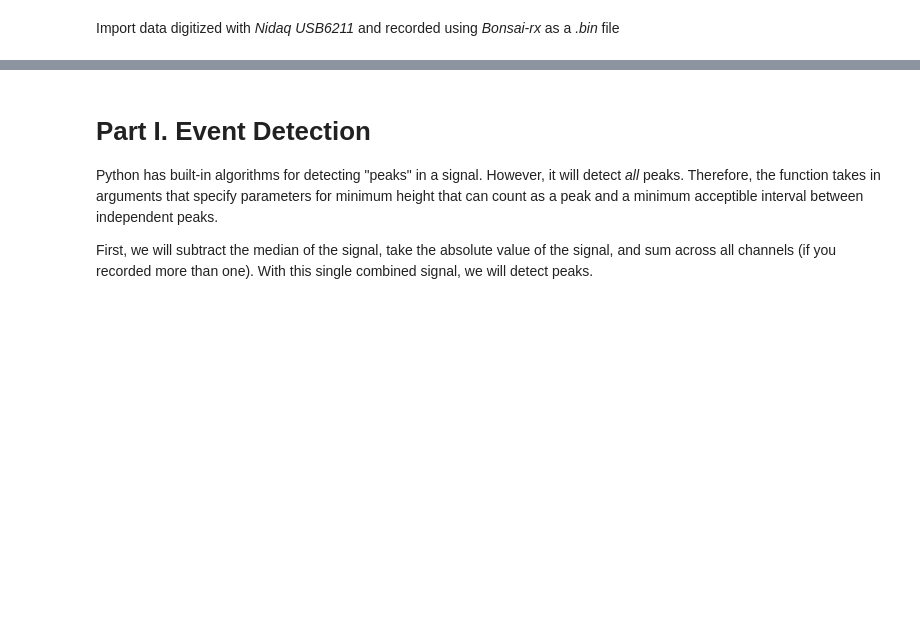
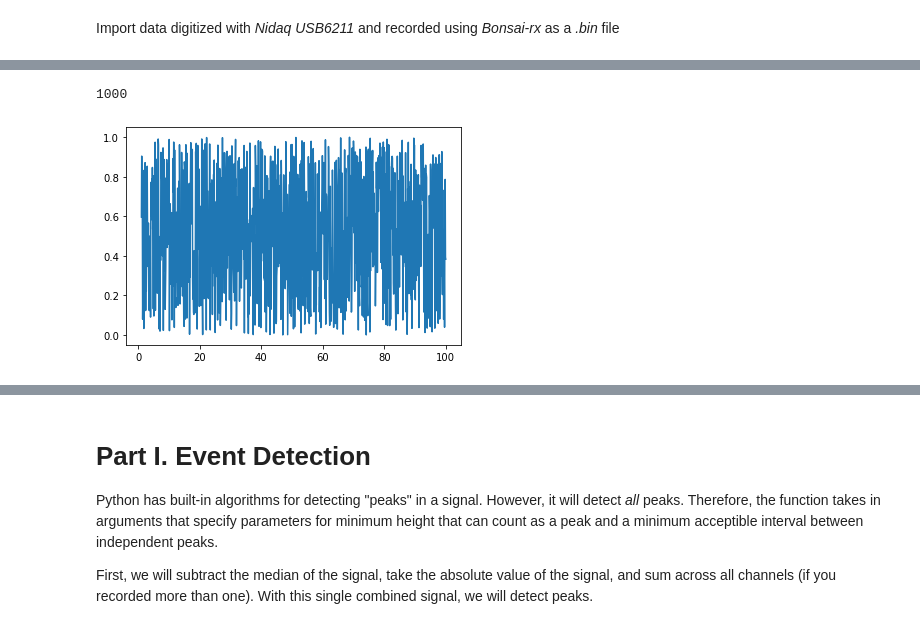
Before and after one commit to neurologic/Neurophysiology-Lab, a Jupyter notebook: modules/eod/Data-Explorer_eod.ipynb, the cells around one changed output, grey strips where cells are left out. Drawn from its saved outputs; the diff is of its cells as text; code cells hidden in the pictures; blank space fills up the shorter version.

```diff
--- a/modules/eod/Data-Explorer_eod.ipynb
+++ b/modules/eod/Data-Explorer_eod.ipynb
@@ -322 +313,13 @@ app.run_server(mode='inline')
+# %%
+int(100*fs)
+# %% [output]
+1000
+# %%
+
+fs = 10
+time = np.linspace(1,100,int(100*fs))
+data = np.random.rand(int(100*fs)).reshape(-1,1)
+plt.plot(time,data);
+# %% [output]
+[figure, added]
 # %%
```
Also changed, not shown: parts of 5 cells of this notebook, 2 other files.
